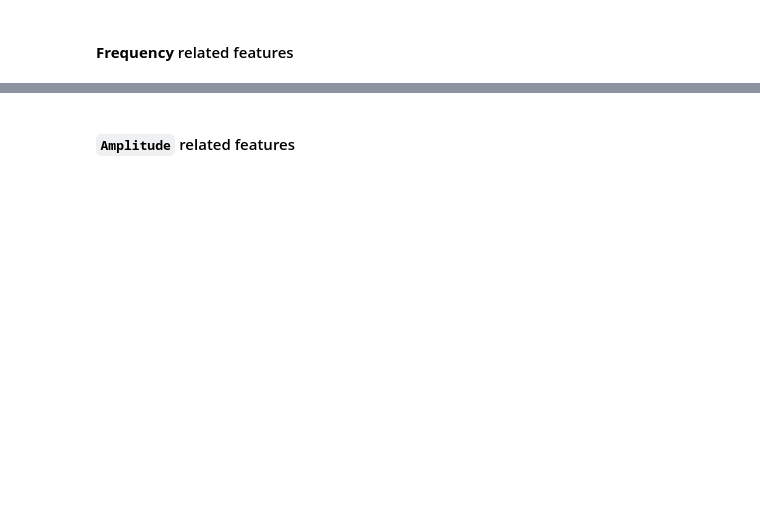
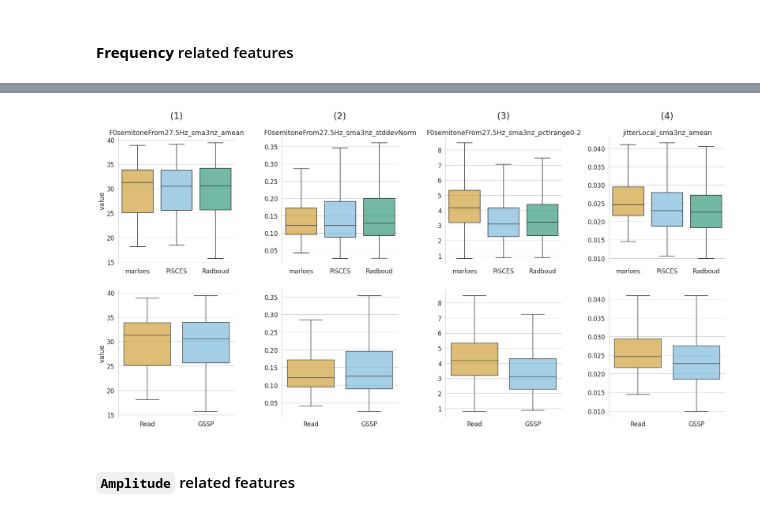
Before and after one commit to predict-idlab/gssp_analysis, a Jupyter notebook: notebooks/0.5_OpenSMILE_visualizations.ipynb, the cells around one changed output, grey strips where cells are left out. Drawn from its saved outputs; the diff is of its cells as text; code cells hidden in the pictures; blank space fills up the shorter version.

```diff
--- a/notebooks/0.5_OpenSMILE_visualizations.ipynb
+++ b/notebooks/0.5_OpenSMILE_visualizations.ipynb
@@ -90,7 +89,7 @@ print("df_session_feat masked", df_session_feat.shape)
 
 # add a speech_style column to df_session_feat
 df_session_feat["speech_style"] = df_session_feat.DB.map(
-    lambda x: {"marloes": "Read", "PiSCES": "SGS", "Radboud": "SGS"}.get(x)
+    lambda x: {"marloes": "Read", "PiSCES": "GSSP", "Radboud": "GSSP"}.get(x)
 )
 df_session_feat.head(3)
 # %% [output]
@@ -423,16 +382,2 @@ g.savefig("../reports/gemapsv10b_temporal_features_style.png", bbox_inches="tigh
 # %% [markdown]
 #### **Frequency** related features
-# %%
-freq_feat_cols = [
-    "F0semitoneFrom27.5Hz_sma3nz_amean",
-    "F0semitoneFrom27.5Hz_sma3nz_percentile50.0",
-    "F0semitoneFrom27.5Hz_sma3nz_stddevNorm",
-    "F0semitoneFrom27.5Hz_sma3nz_pctlrange0-2",
-    # "F0semitoneFrom27.5Hz_sma3nz_percentile20.0",
-    # "F0semitoneFrom27.5Hz_sma3nz_percentile80.0",
-    "jitterLocal_sma3nz_amean",
-    "jitterLocal_sma3nz_stddevNorm",
-]
-
-g = catplot_wrapped(freq_feat_cols, x="DB")
-g = catplot_wrapped(freq_feat_cols, x="speech_style")
@@ -442,2 +384,52 @@ g = catplot_wrapped(freq_feat_cols, x="speech_style")
+# %%
+freq_feat_cols = [
+    "F0semitoneFrom27.5Hz_sma3nz_amean",
+    # "F0semitoneFrom27.5Hz_sma3nz_percentile50.0",
+    "F0semitoneFrom27.5Hz_sma3nz_stddevNorm",
+    "F0semitoneFrom27.5Hz_sma3nz_pctlrange0-2",
+    # "F0semitoneFrom27.5Hz_sma3nz_percentile20.0",
+    # "F0semitoneFrom27.5Hz_sma3nz_percentile80.0",
+    "jitterLocal_sma3nz_amean",
+    # "jitterLocal_sma3nz_stddevNorm",
+]
+
+
+df_ = df_session_feat.melt(
+    id_vars=list(set(df_session_feat.columns).difference(["speech_style", "DB"])),
+    var_name="group",
+    value_name="group_value",
+)  # [["group", "group_value"]]
+
+with sns.plotting_context("notebook", font_scale=1.5):
+    g = catplot_wrapped(
+        freq_feat_cols,
+        df=df_,
+        x="group_value",
+        row="group",
+        sharex=False,
+        palette=color_palette,
+    )
+    for ax in g.axes.flat:
+        for patch in ax.patches:
+            fc = patch.get_facecolor()
+            patch.set_facecolor(mpl.colors.to_rgba(fc, 0.6))
+
+    for i, ax in enumerate(g.axes[0, :], 1):
+        ax.annotate(
+            f"({i})",
+            xy=(0.445, 1.2),
+            xycoords="axes fraction",
+            fontsize=24,
+            horizontalalignment="left",
+            verticalalignment="top",
+        )
+
+    for ax in g.axes[1, :]:
+        ax.set_title("")
+    plt.subplots_adjust(hspace=0.2)
+    del df_
+    plt.show()
+# %% [output]
+[figure, added]
 # %% [markdown]
 #### `Amplitude` related features
```
Also changed, not shown: parts of 39 cells of this notebook, 10 other files.
